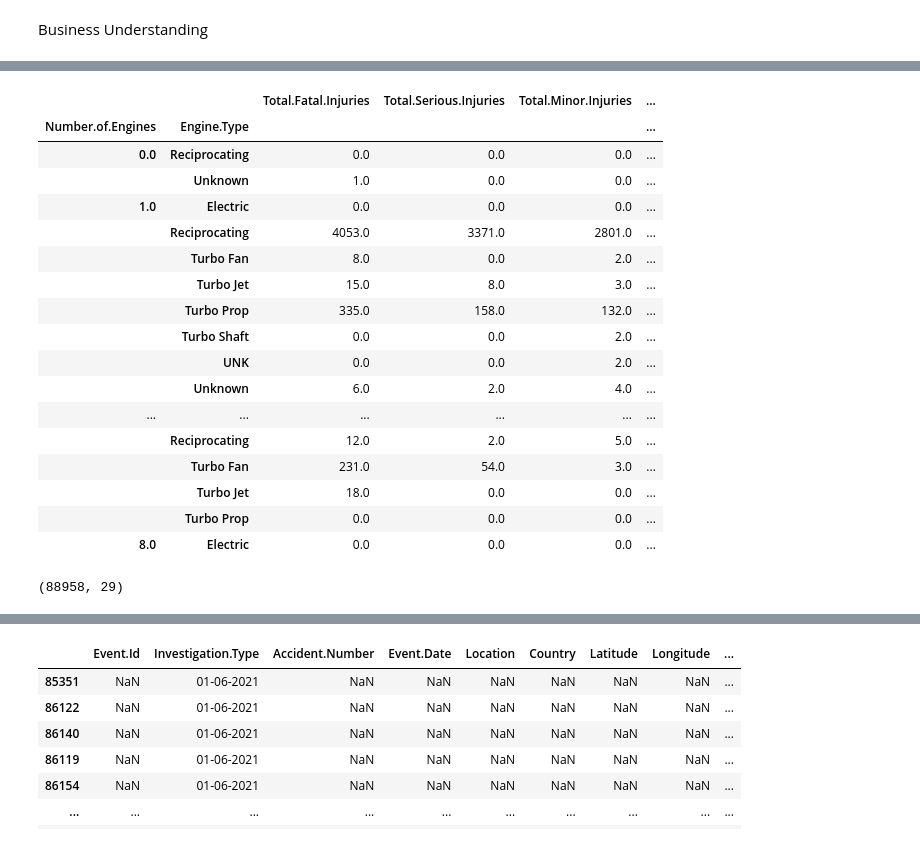
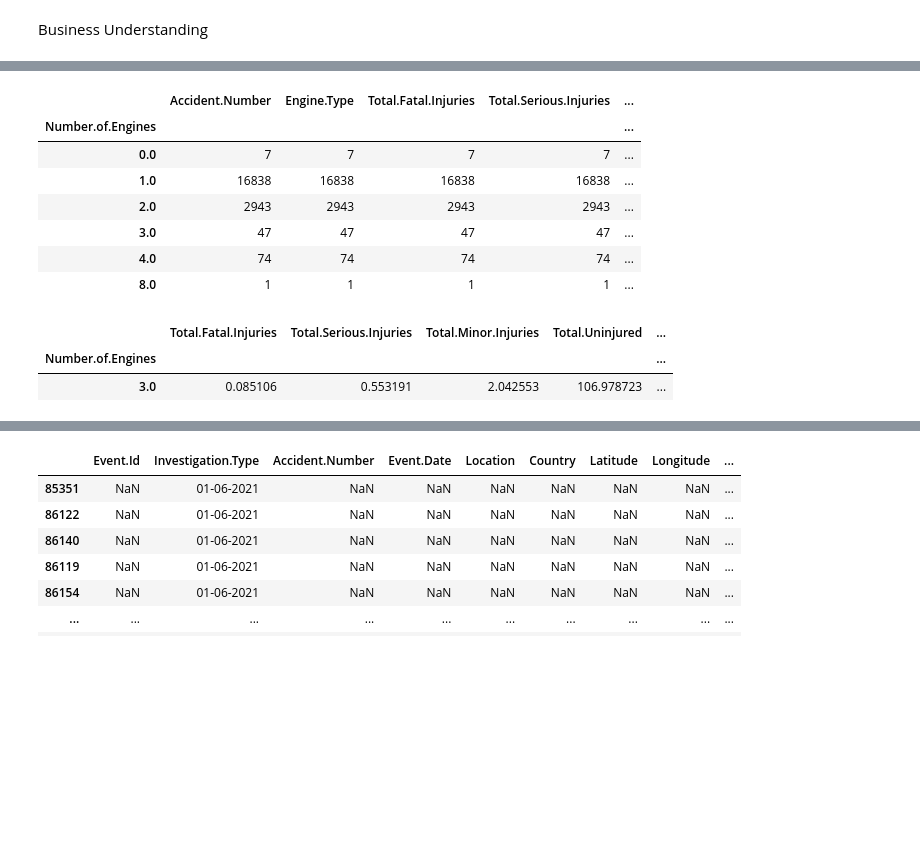
Before and after one commit to josh-g-grimes/Aviation-Data, a Jupyter notebook: notebook.ipynb, the cells around one changed output, grey strips where cells are left out. Cells and saved outputs as stored; diff of their text form; code cells hidden in the pictures; blank space fills up the shorter version.

```diff
--- a/notebook.ipynb
+++ b/notebook.ipynb
@@ -52,0 +99,11 @@ ad = ad.drop('Model', axis = 1)
+# %%
+""" The injuries seem to have a large amount of missing data but it looks like if there were no
+injuries that they left the cell blank so I'm going to replace all of these missing data with 0's"""
+
+ad['Total.Fatal.Injuries'] = ad['Total.Fatal.Injuries'].fillna(value=0)
+ad['Total.Serious.Injuries'] = ad['Total.Serious.Injuries'].fillna(value=0)
+ad['Total.Minor.Injuries'] = ad['Total.Minor.Injuries'].fillna(value=0)
+ad['Total.Uninjured'] = ad['Total.Uninjured'].fillna(value=0)
+# %%
+### the rest of the missing data makes up about 8% of a large dataset so I'm going to remove those
+ad = ad.dropna()
@@ -131,25 +235,31 @@ ad = ad[ad['Aircraft.Category'] == 'Airplane']
+# %%
+### I don't need the Aircraft Category anymore because they're all planes
+
+ad = ad.drop('Aircraft.Category', axis = 1)
+# %%
+###Next I want to see if there's a difference in the percentage of uninjured people involved in
+### airplane accidents based on the number of engines the plane has.
+
+### Next I checked to see how many accidents I have from each accident type.
+
+ad.groupby(['Number.of.Engines']).count()
+# %% [output]
+|  | Accident.Number | Engine.Type | Total.Fatal.Injuries | Total.Serious.Injuries | ... |
+| Number.of.Engines |  |  |  |  | ... |
+| 0.0 | 7 | 7 | 7 | 7 | ... |
+| 1.0 | 16838 | 16838 | 16838 | 16838 | ... |
+| 2.0 | 2943 | 2943 | 2943 | 2943 | ... |
+| 3.0 | 47 | 47 | 47 | 47 | ... |
+| 4.0 | 74 | 74 | 74 | 74 | ... |
+| 8.0 | 1 | 1 | 1 | 1 | ... |
+# %%
+### I'm going to remove the accidents from 0 and 8 engines because I don't have enough data from those.
+
+ad = ad[ad['Number.of.Engines'] != 0.00]
+ad = ad[ad['Number.of.Engines'] != 8.0]
 # %%
-ad.groupby(['Number.of.Engines', 'Engine.Type']).sum()
+ad.groupby(['Number.of.Engines']).mean()
 # %% [output]
-|  |  | Total.Fatal.Injuries | Total.Serious.Injuries | Total.Minor.Injuries | ... |
-| Number.of.Engines | Engine.Type |  |  |  | ... |
-| 0.0 | Reciprocating | 0.0 | 0.0 | 0.0 | ... |
-|  | Unknown | 1.0 | 0.0 | 0.0 | ... |
-| 1.0 | Electric | 0.0 | 0.0 | 0.0 | ... |
-|  | Reciprocating | 4053.0 | 3371.0 | 2801.0 | ... |
-|  | Turbo Fan | 8.0 | 0.0 | 2.0 | ... |
-|  | Turbo Jet | 15.0 | 8.0 | 3.0 | ... |
-|  | Turbo Prop | 335.0 | 158.0 | 132.0 | ... |
-|  | Turbo Shaft | 0.0 | 0.0 | 2.0 | ... |
-|  | UNK | 0.0 | 0.0 | 2.0 | ... |
-|  | Unknown | 6.0 | 2.0 | 4.0 | ... |
-| ... | ... | ... | ... | ... | ... |
-|  | Reciprocating | 12.0 | 2.0 | 5.0 | ... |
-|  | Turbo Fan | 231.0 | 54.0 | 3.0 | ... |
-|  | Turbo Jet | 18.0 | 0.0 | 0.0 | ... |
-|  | Turbo Prop | 0.0 | 0.0 | 0.0 | ... |
-| 8.0 | Electric | 0.0 | 0.0 | 0.0 | ... |
+|  | Total.Fatal.Injuries | Total.Serious.Injuries | Total.Minor.Injuries | Total.Uninjured | ... |
+| Number.of.Engines |  |  |  |  | ... |
+| 3.0 | 0.085106 | 0.553191 | 2.042553 | 106.978723 | ... |
-# %%
-ad.shape
-# %% [output]
-(88958, 29)
```
Also changed, not shown: parts of 29 cells of this notebook.
